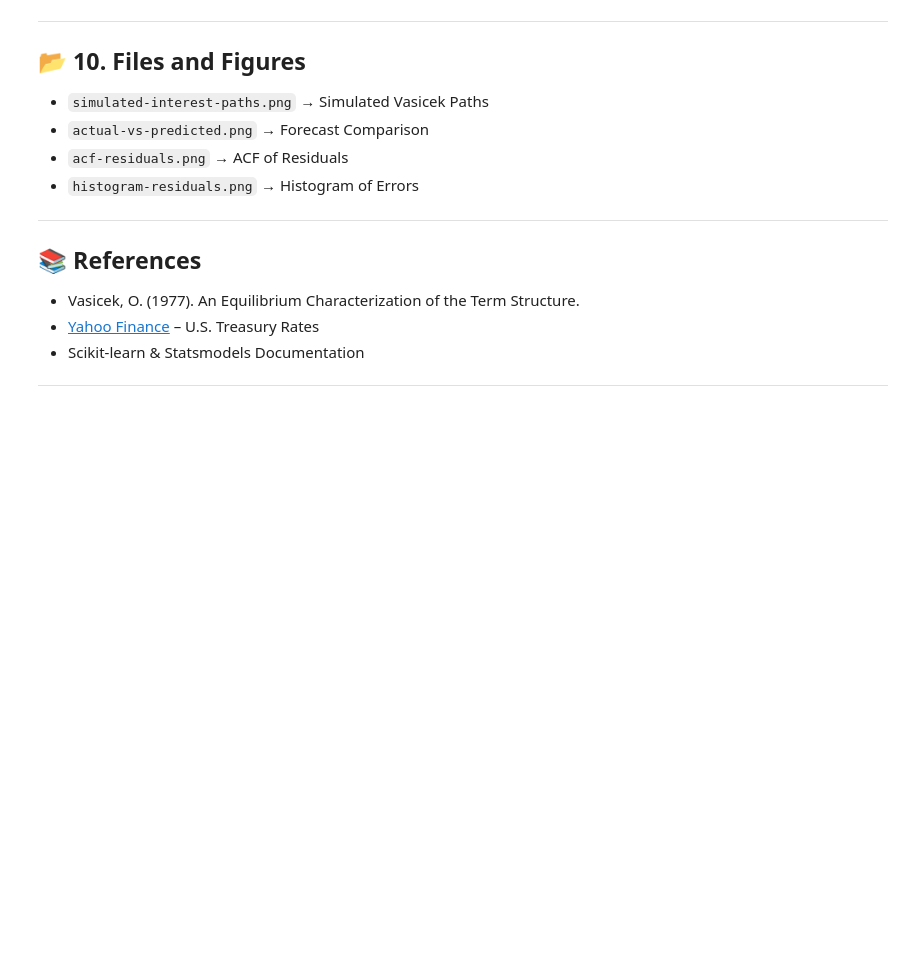
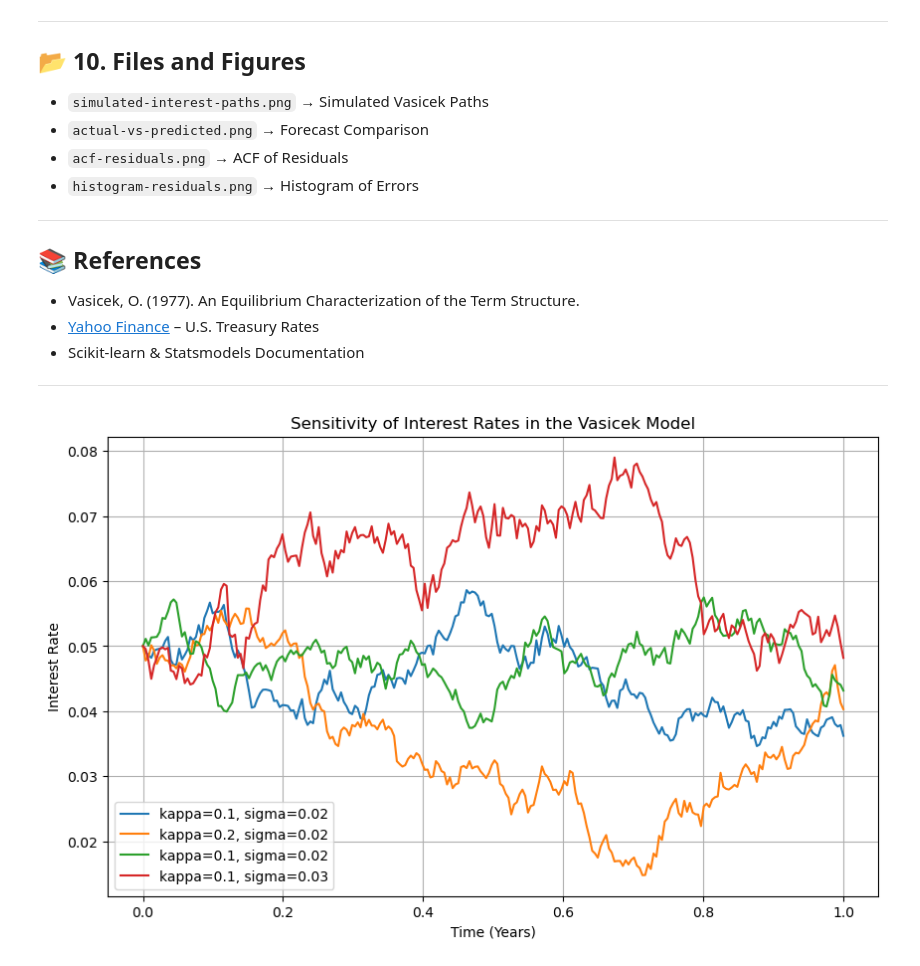
Before and after one commit to codev555/FinSearch-Vasicek_Model, a Jupyter notebook: Vasicek_Model.ipynb, the cells around one changed output. Cells and saved outputs as stored; diff of their text form; code cells hidden in the pictures; blank space fills up the shorter version.

```diff
--- a/Vasicek_Model.ipynb
+++ b/Vasicek_Model.ipynb
@@ -301,3 +301,56 @@ Residuals are centered around 0, close to Gaussian.
 - Scikit-learn & Statsmodels Documentation
 
 ---
+# %%
+import numpy as np
+import matplotlib.pyplot as plt
+
+# Function to simulate the Vasicek model with varying parameters
+def vasicek_model_sensitivity(params, T=1, dt=1/252, N=252):
+    """
+    Simulates the Vasicek model for different sets of parameters
+    and plots the sensitivity of interest rates over time.
+
+    params: List of tuples, each containing [r0, kappa, theta, sigma]
+    T: Time horizon for simulation (in years)
+    dt: Time step (in years)
+    N: Number of time steps
+    """
+    # Generate the time grid
+    time_grid = np.linspace(0, T, N)
+
+    # Set up the plot
+    plt.figure(figsize=(10, 6))
+
+    for param_set in params:
+        r0, kappa, theta, sigma = param_set
+        rates = np.zeros(N)
+        rates[0] = r0
+
+        # Simulate the Vasicek process
+        for t in range(1, N):
+            dr = kappa * (theta - rates[t-1]) * dt + sigma * np.sqrt(dt) * np.random.normal()
+            rates[t] = rates[t-1] + dr
+
+        # Plot the simulation results
+        plt.plot(time_grid, rates, label=f'kappa={kappa}, sigma={sigma}')
+
+    plt.title('Sensitivity of Interest Rates in the Vasicek Model')
+    plt.xlabel('Time (Years)')
+    plt.ylabel('Interest Rate')
+    plt.legend(loc='best')
+    plt.grid(True)
+    plt.show()
+
+# Define different parameter sets for sensitivity analysis
+params = [
+    (0.05, 0.1, 0.03, 0.02),  # r0, kappa, theta, sigma
+    (0.05, 0.2, 0.03, 0.02),
+    (0.05, 0.1, 0.05, 0.02),
+    (0.05, 0.1, 0.03, 0.03)
+]
+
+# Run the sensitivity analysis
+vasicek_model_sensitivity(params)
+# %% [output]
+[figure, added]
```
Also changed, not shown: parts of 7 cells of this notebook.
